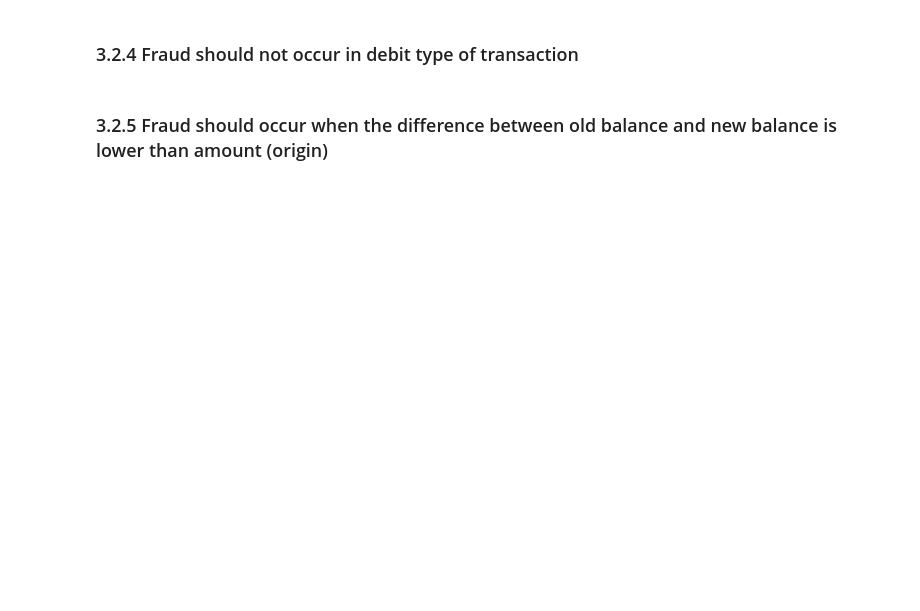
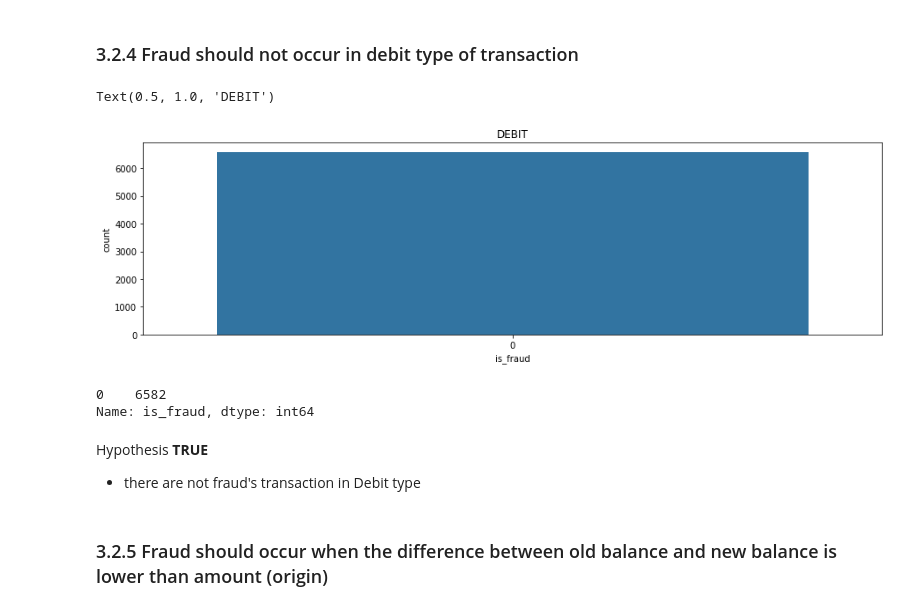
Before and after one commit to LessioGuilherme/pa002_block_fraud_company, a Jupyter notebook: notebooks/pa002_block_fraud_company_sprint01.ipynb, the cells around one changed output. Saved outputs shown, nothing was run; the diff lists cells and outputs as text; code cells hidden in the pictures; blank space fills up the shorter version.

```diff
--- a/notebooks/pa002_block_fraud_company_sprint01.ipynb
+++ b/notebooks/pa002_block_fraud_company_sprint01.ipynb
@@ -812,4 +910,18 @@ Name: is_fraud, dtype: float64
 # %% [markdown]
 ### 3.2.4 Fraud should not occur in debit type of transaction
+# %%
+fig = plt.subplots(figsize = (15,4))
+sns.countplot(df3[df3['type']=='DEBIT']['is_fraud']).set_title('DEBIT')
+# %% [output]
+Text(0.5, 1.0, 'DEBIT')
+[figure, added]
+# %%
+df3[df3['type']=='DEBIT']['is_fraud'].value_counts()
+# %% [output]
+0    6582
+Name: is_fraud, dtype: int64
+# %% [markdown]
+Hypothesis **TRUE**
+- there are not fraud's transaction in Debit type
 # %% [markdown]
 ### 3.2.5 Fraud should occur when the difference between old balance and new balance is lower than amount (origin)
```
Also changed, not shown: parts of 51 cells of this notebook.
